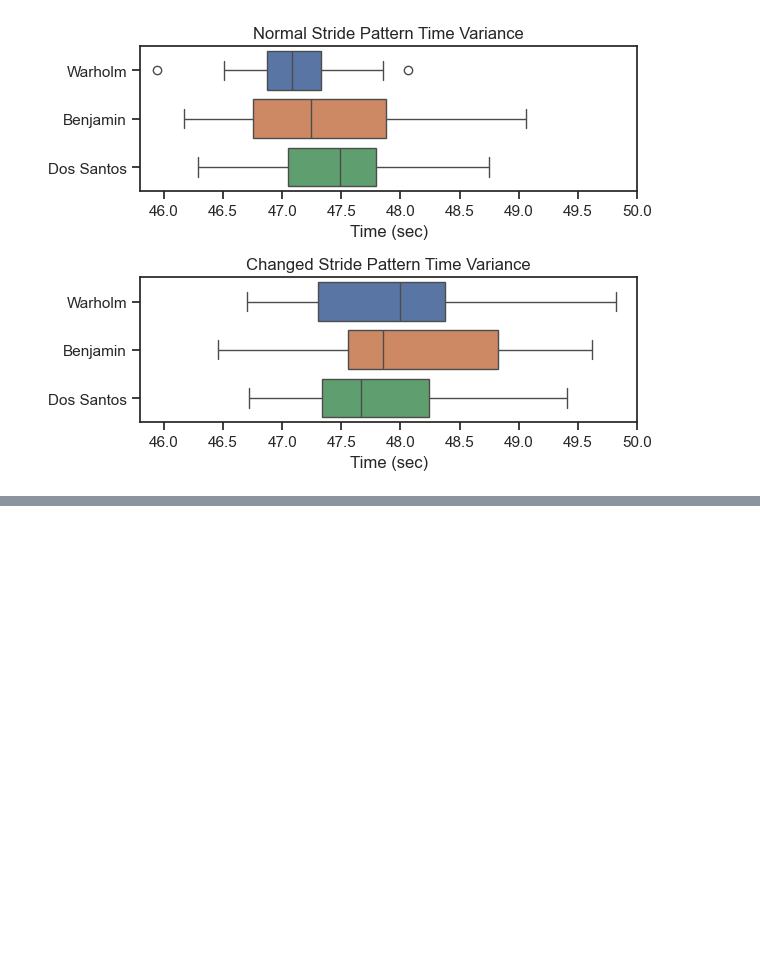
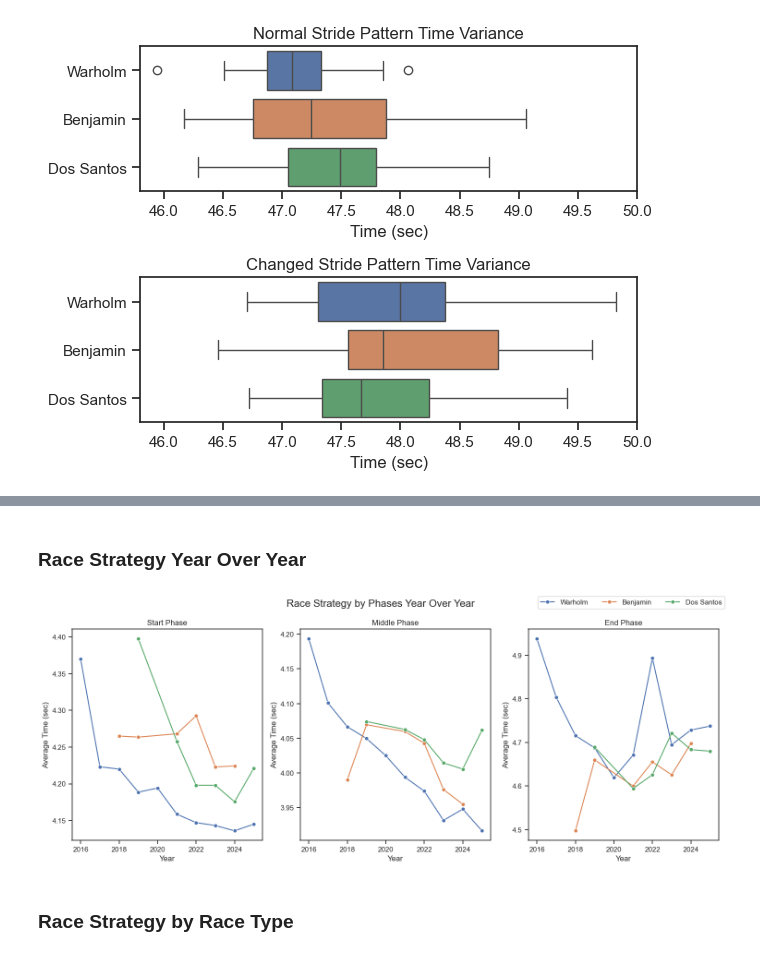
Before and after one commit to emeraldEAGLE888/Hurdles_Analysis, a Jupyter notebook: HurdleCentral.ipynb, the cells around one changed output, grey strips where cells are left out. Cells and saved outputs as stored; diff of their text form; code cells hidden in the pictures; blank space fills up the shorter version.

```diff
--- a/HurdleCentral.ipynb
+++ b/HurdleCentral.ipynb
@@ -156,0 +212,25 @@ plt.show()
+# %% [markdown]
+### Race Strategy Year Over Year
+# %%
+fig, ax = plt.subplots(1, 3, figsize=(15,6))
+sns.lineplot(data=df_splits,x='Year',y='Start_Phase',hue='Athlete',errorbar=None, marker='o', ax=ax[0])
+ax[0].set_ylabel('Average Time (sec)')
+ax[0].set_title('Start Phase')
+ax[0].legend().set_visible(False)
+sns.lineplot(data=df_splits,x='Year',y='Mid_Phase',hue='Athlete',errorbar=None, marker='o', ax=ax[1])
+ax[1].set_ylabel('Average Time (sec)')
+ax[1].set_title('Middle Phase')
+ax[1].legend().set_visible(False)
+sns.lineplot(data=df_splits,x='Year',y='End_Phase',hue='Athlete',errorbar=None, marker='o', ax=ax[2])
+ax[2].set_ylabel('Average Time (sec)')
+ax[2].set_title('End Phase')
+ax[2].legend().set_visible(False)
+handles, labels = ax[2].get_legend_handles_labels()
+fig.legend(handles, labels, loc='upper right', ncol=3)
+fig.suptitle('Race Strategy by Phases Year Over Year',fontsize=16)
+fig.tight_layout()
+plt.show()
+# %% [output]
+[figure, added]
+# %% [markdown]
+### Race Strategy by Race Type
```
Also changed, not shown: parts of 19 cells of this notebook.
